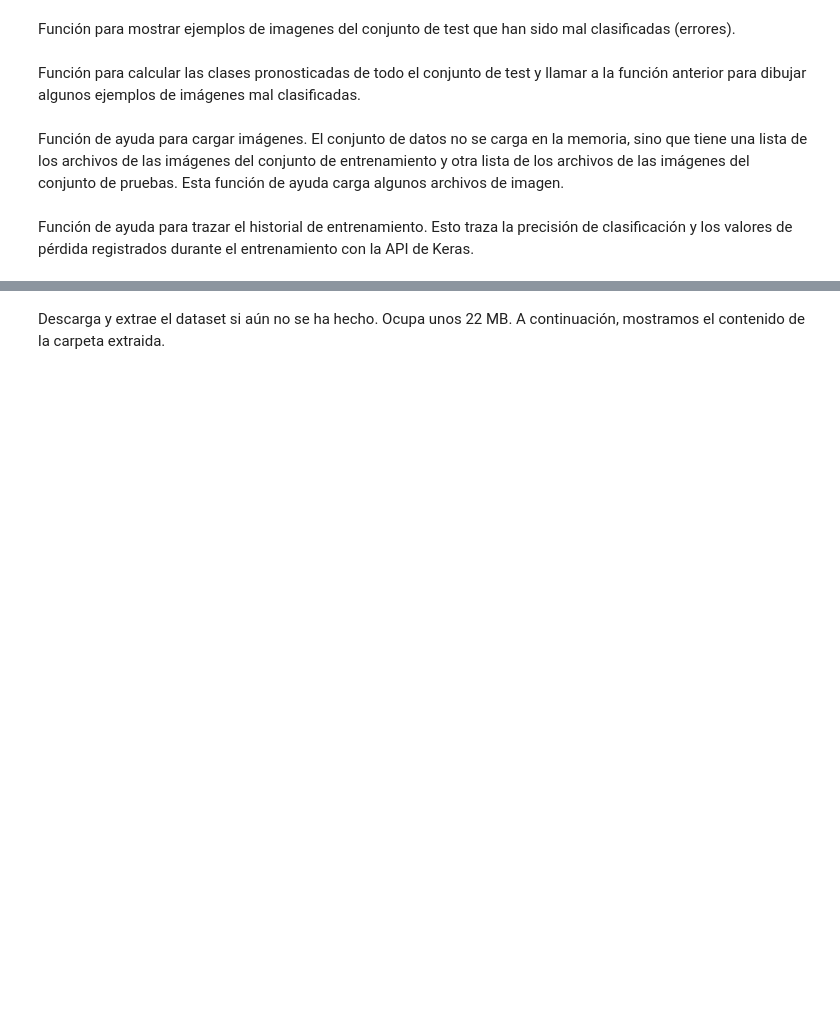
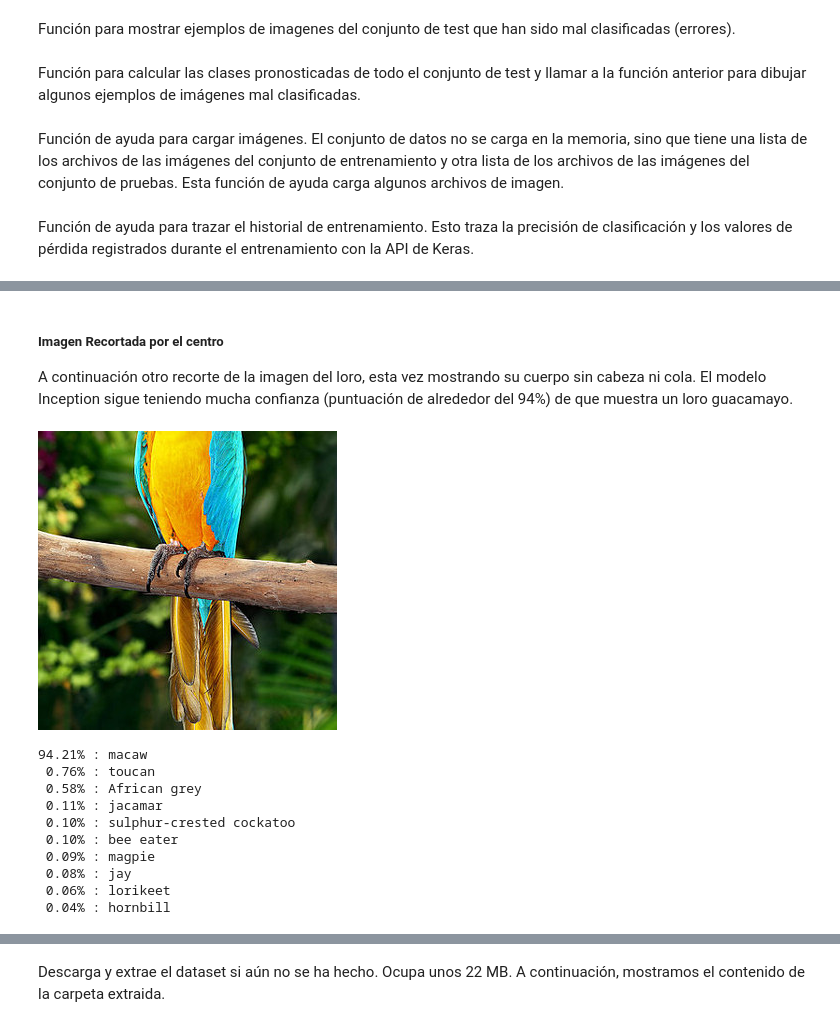
Before and after one commit to miguelamda/TL-tutorial, a Jupyter notebook: TransferLearning.ipynb, the cells around one changed output, grey strips where cells are left out. Drawn from its saved outputs; the diff is of its cells as text; code cells hidden in the pictures; blank space fills up the shorter version.

```diff
--- a/TransferLearning.ipynb
+++ b/TransferLearning.ipynb
@@ -257,0 +405,18 @@ Volvamos a cargar el conjunto de datos Knifey-Spoony que empleamos en el apartad
+# %% [markdown]
+##### Imagen Recortada por el centro
+
+A continuación otro recorte de la imagen del loro, esta vez mostrando su cuerpo sin cabeza ni cola. El modelo Inception sigue teniendo mucha confianza (puntuación de alrededor del 94%) de que muestra un loro guacamayo.
+# %%
+predict(image_path="images/parrot_cropped2.jpg")
+# %% [output]
+[figure, added]
+94.21% : macaw
+ 0.76% : toucan
+ 0.58% : African grey
+ 0.11% : jacamar
+ 0.10% : sulphur-crested cockatoo
+ 0.10% : bee eater
+ 0.09% : magpie
+ 0.08% : jay
+ 0.06% : lorikeet
+ 0.04% : hornbill
```
Also changed, not shown: parts of 103 cells of this notebook.
